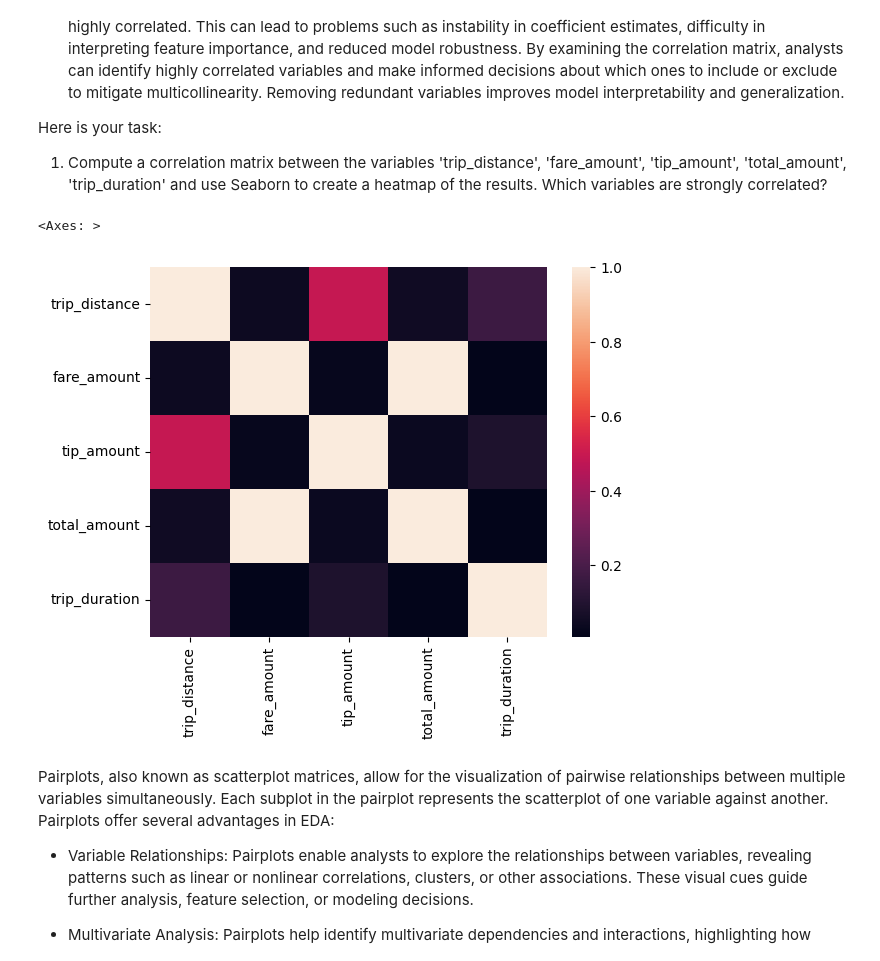
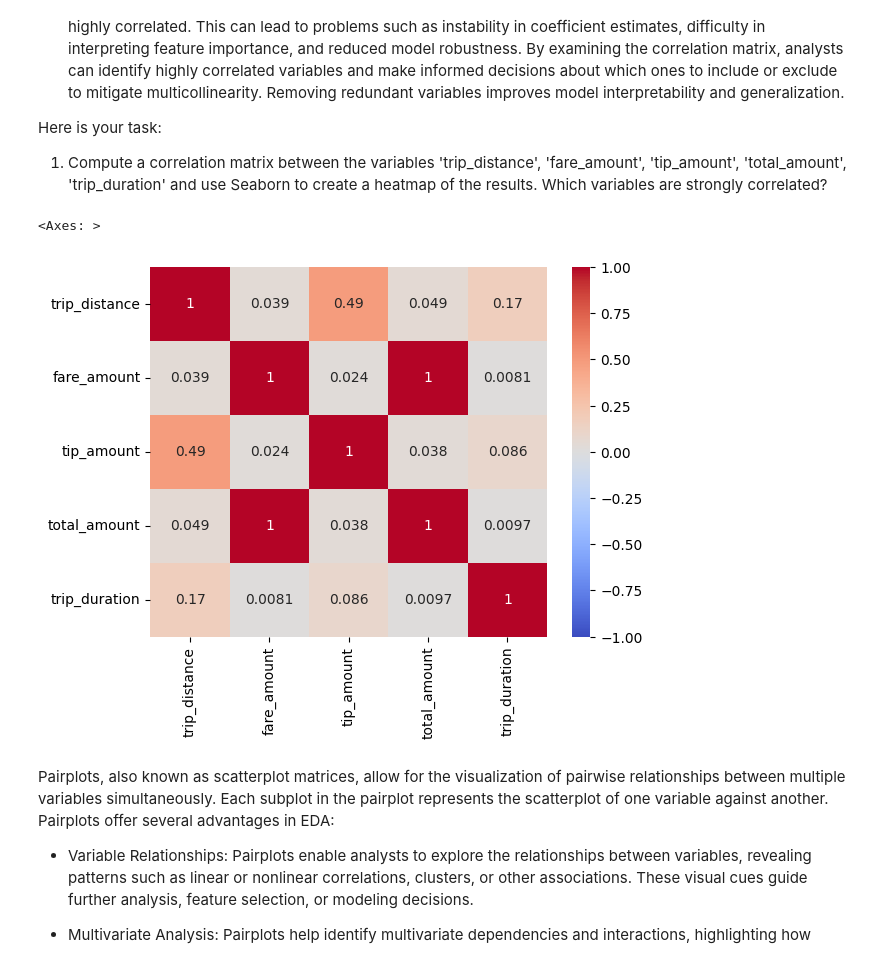
Before and after one commit to sranga/CleaningData, a Jupyter notebook: Student_MLE_MiniProject_EDA.ipynb, the cells around one changed output. Drawn from its saved outputs; the diff is of its cells as text; code cells hidden in the pictures.

```diff
--- a/Student_MLE_MiniProject_EDA.ipynb
+++ b/Student_MLE_MiniProject_EDA.ipynb
@@ -214,12 +199,15 @@ Here is your task:
 # %%
 # Compute correlation matrix of numerical variables
 taxi_clean_corr = taxi_clean_df[['trip_distance', 'fare_amount', 'tip_amount', 'total_amount', 'trip_duration']].corr()
 
 # Create a heatmap of the correlation matrix
-sns.heatmap(taxi_clean_corr)
+heatmap = sns.heatmap(taxi_clean_corr, annot=True, cmap='coolwarm', vmin=-1, vmax=1)
+heatmap
+
+# Looks like 'trip_distance' has a strong positive correlation with 'tip_amount'. There is a slight positive correlation between 'trip_distance' and 'trip_duration'
 # %% [output]
 <Axes: >
-[figure, old version]
+[figure, new version]
 # %% [markdown]
 Pairplots, also known as scatterplot matrices, allow for the visualization of pairwise relationships between multiple variables simultaneously. Each subplot in the pairplot represents the scatterplot of one variable against another. Pairplots offer several advantages in EDA:
 
```
Also changed, not shown: parts of 7 cells of this notebook.
